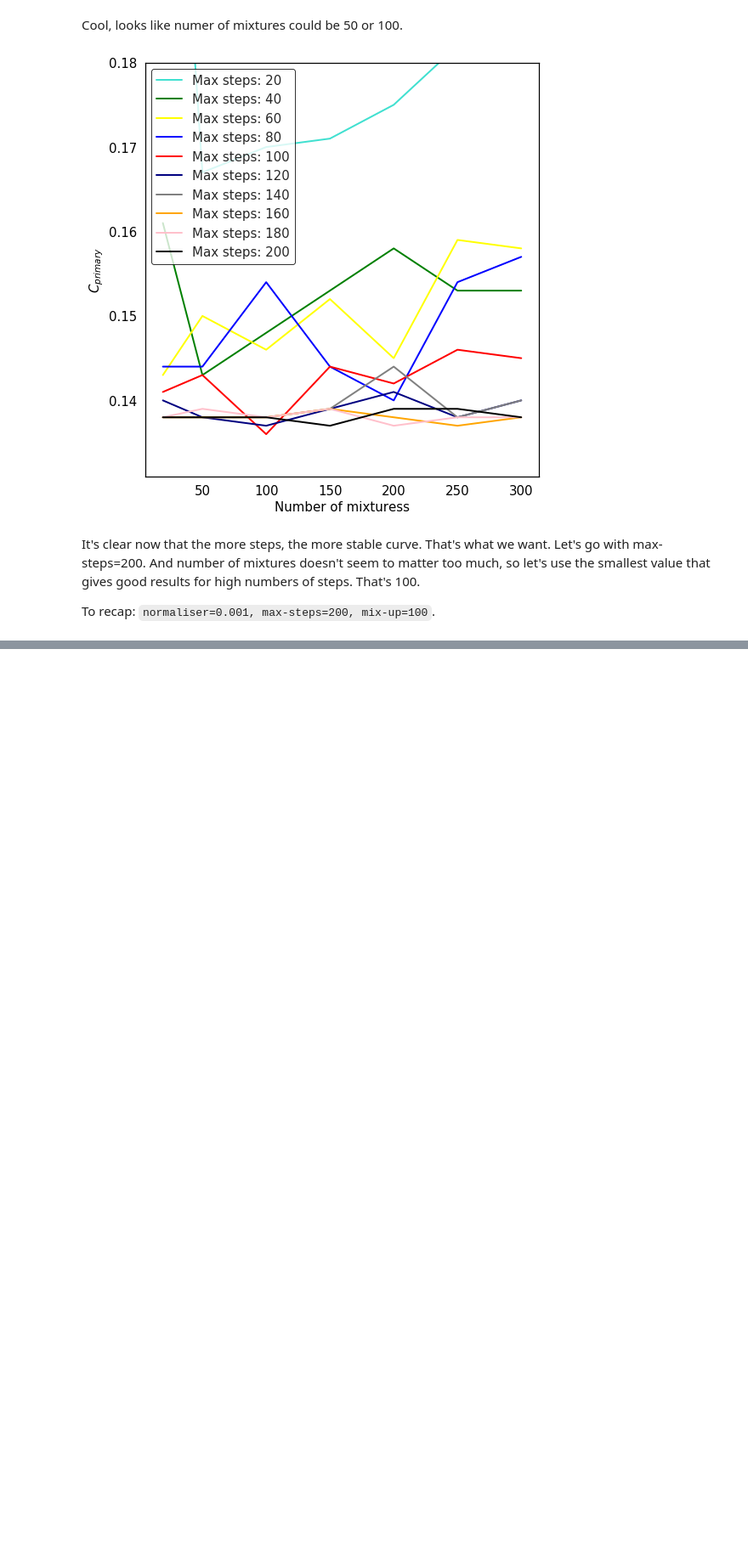
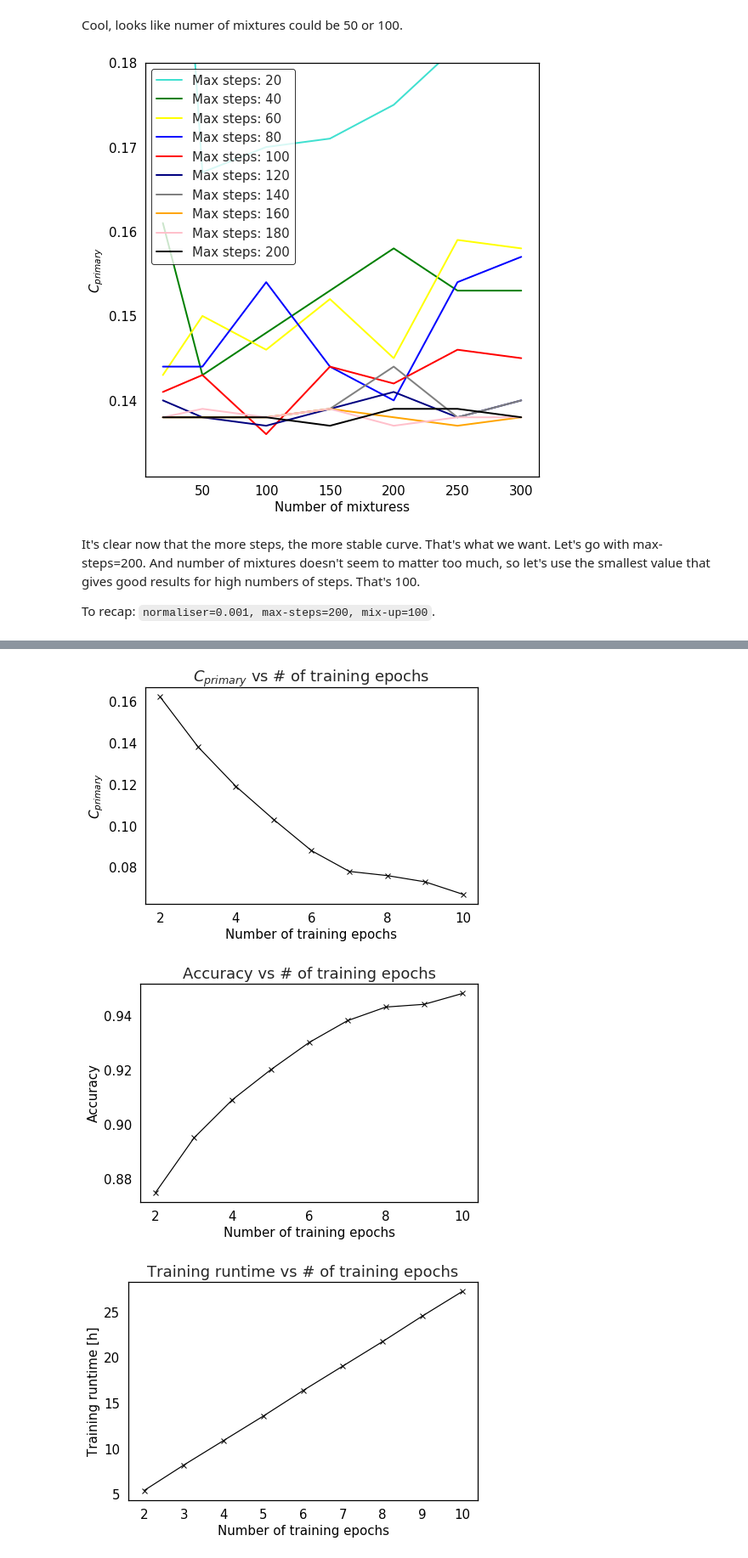
Before and after one commit to samsucik/prosodic-lid-globalphone-dissertation, a Jupyter notebook: graphing/Graphing.ipynb, the cells around one changed output, grey strips where cells are left out. Shown at 85% size. Saved outputs shown, nothing was run; the diff lists cells and outputs as text; code cells hidden in the pictures; blank space fills up the shorter version.

Commit message:
Added data about performance on x-vectors from DNNs with different numbers of training epochs. Analysed the data in the graphing notebook.

```diff
--- a/graphing/Graphing.ipynb
+++ b/graphing/Graphing.ipynb
@@ -23,7 +23,7 @@ def save_fig(fig, name):
 # %%
 def plot_linear(line_data, x_label="Epoch number", y_label="Accuracy", stats_interval=1,
                 legend_loc=0, mark_maxima=False, axis_scales="normal", start=0, figsize=(8, 4),
-                ymin=None, ymax=None, use_legend=True, linewidth=1.2):
+                ymin=None, ymax=None, use_legend=True, linewidth=1.2, title=None):
     """
     line data consists of dicts like:
         values (column)
@@ -45,7 +45,8 @@ def plot_linear(line_data, x_label="Epoch number", y_label="Accuracy", stats_int
             "label": line["label"],
             "c": line["colour"],
             "linewidth": linewidth,
-            "linestyle": line["linestyle"] if "linestyle" in line.keys() else '-'
+            "linestyle": line["linestyle"] if "linestyle" in line.keys() else '-',
+            "marker": line["symbol"] if "symbol" in line.keys() else None,
         }
         y = line["values"][start:]
         if axis_scales == "logx":
@@ -98,6 +99,7 @@ def plot_linear(line_data, x_label="Epoch number", y_label="Accuracy", stats_int
 
     ax.set_xlabel(x_label, fontsize=font_size, color='black')
     ax.set_ylabel(y_label, fontsize=font_size,  color='black')
+    ax.set_title(title)
     ax.set_facecolor('#FFFFFF')
     plt.tight_layout()
 
@@ -337,0 +344,46 @@ To recap: `normaliser=0.001, max-steps=200, mix-up=100`.
+# %%
+epochs_vals = list(range(2, 11))
+
+# epochs,acc,c_prim,num_iters
+file_path = "dnn-num-epochs-search.txt"
+stats = pd.read_csv(file_path)
+
+data_line =[{
+    "values": stats["c_prim"],
+    "xs": stats["epochs"],
+    "label": None,
+    "colour": "black",
+    "symbol": "x"
+}]
+
+fig = plot_linear(data_line, x_label="Number of training epochs", y_label="$C_{primary}$",
+                legend_loc=0, figsize=(7, 5), ymin=None, ymax=None, use_legend=False,
+                title="$C_{primary}$ vs # of training epochs")
+
+data_line =[{
+    "values": stats["acc"],
+    "xs": stats["epochs"],
+    "label": None,
+    "colour": "black",
+    "symbol": "x"
+}]
+
+fig = plot_linear(data_line, x_label="Number of training epochs", y_label="Accuracy",
+                legend_loc=0, figsize=(7, 5), ymin=None, ymax=None, use_legend=False,
+                title="Accuracy vs # of training epochs")
+
+data_line =[{
+    "values": stats["num_iters"]*7.0142857/60,
+    "xs": stats["epochs"],
+    "label": None,
+    "colour": "black",
+    "symbol": "x"
+}]
+
+fig = plot_linear(data_line, x_label="Number of training epochs", y_label="Training runtime [h]",
+                legend_loc=0, figsize=(7, 5), ymin=None, ymax=None, use_legend=False,
+                title="Training runtime vs # of training epochs")
+# %% [output]
+[figure, added]
+[figure, added]
+[figure, added]
```
Also changed, not shown: parts of 2 cells of this notebook, 2 other files.
